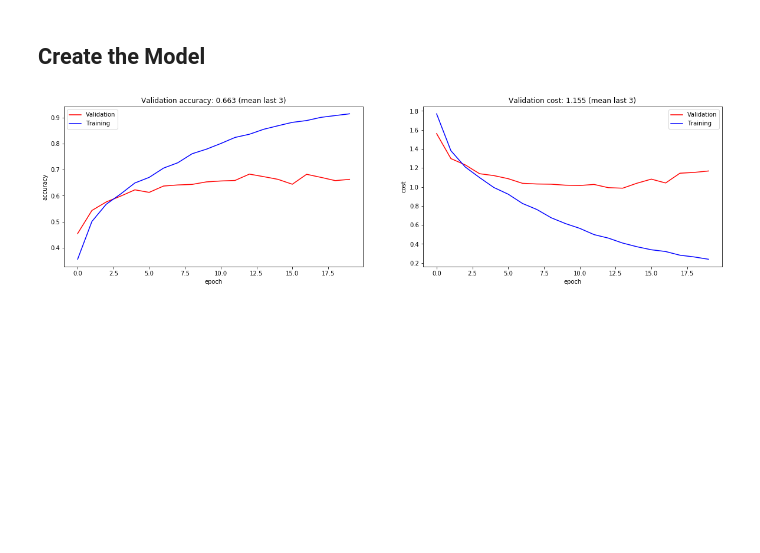
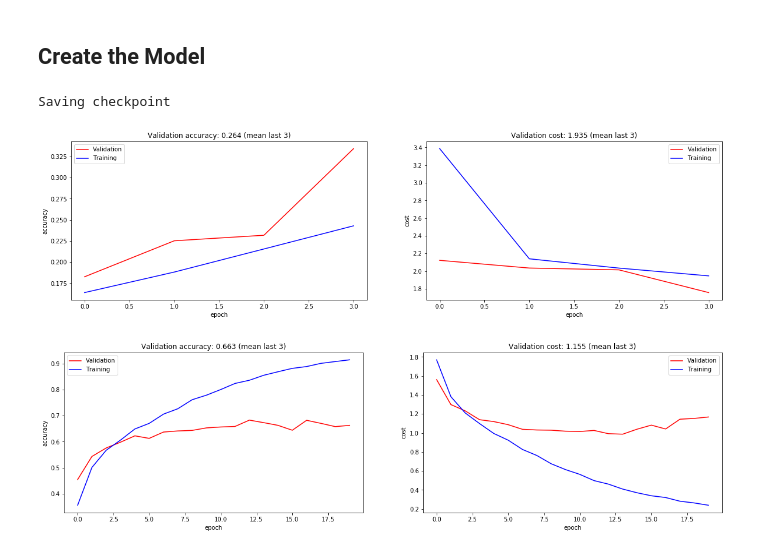
Before and after one commit to escuccim/tensorflow-cifar-classifier, a Jupyter notebook: CIFAR10 Classifier.ipynb, the cells around one changed output. Cells and saved outputs as stored; diff of their text form; code cells hidden in the pictures; blank space fills up the shorter version.

```diff
--- a/CIFAR10 Classifier.ipynb
+++ b/CIFAR10 Classifier.ipynb
@@ -230,7 +227,7 @@ with graph.as_default():
     )
 
     #apply relu
-    conv3_bn_relu = tf.nn.relu(conv3)
+    conv3_bn_relu = tf.nn.relu(bn3)
 
     # Convolutional layer 4
     conv4= tf.layers.conv2d(
@@ -338,7 +335,7 @@ with graph.as_default():
 # %%
 ## CONFIGURE OPTIONS
 
-init = False                   # whether to initialize the model or use a saved version
+init = True                   # whether to initialize the model or use a saved version
 
 # Placeholders for metrics
 valid_acc_values = []
@@ -363,13 +360,13 @@ else:
 epochs = 20
 # %%
 # reinitialize the step counter if neccessary, this is used for tensorboard logging
-if not init:
+if init:
     step_counter = 0
 
 # train the model
 with tf.Session(graph=graph, config=config) as sess:
-    train_writer = tf.summary.FileWriter('./logs/train11', sess.graph)
-    test_writer = tf.summary.FileWriter('./logs/test11')
+    train_writer = tf.summary.FileWriter('./logs/train13', sess.graph)
+    test_writer = tf.summary.FileWriter('./logs/test13')
 
     if not print_metrics:
         # create a plot to be updated as model is trained
@@ -386,6 +383,8 @@ with tf.Session(graph=graph, config=config) as sess:
 
     # Set seed
     np.random.seed(0)
+
+    print("Training...")
 
     # Train several epochs
     for epoch in range(epochs):
@@ -423,7 +422,7 @@ with tf.Session(graph=graph, config=config) as sess:
         batch_cv_cost = []
 
         # Evaluate validation accuracy with batches so as to not crash the GPU
-        for X_batch, y_batch in get_batches(X_cv, y_cv, 256):
+        for X_batch, y_batch in get_batches(X_cv, y_cv, 128):
             summary, valid_acc, valid_cost, lr = sess.run([merged, accuracy, mean_ce, learning_rate], feed_dict={
                 X: X_batch,
                 y: y_batch,
@@ -469,33 +468,38 @@ with tf.Session(graph=graph, config=config) as sess:
             display.display(plt.gcf())
             display.clear_output(wait=True)
 
+            step_counter += 1
+
     # print results of last epoch
     print('Epoch {} - cv acc: {:.3f} - train acc: {:.3f} (mean) - cv cost: {:.3f}'.format(
                 epochs, valid_acc, np.mean(batch_acc), valid_cost
             ))
 
     save_path = saver.save(sess, './model/cifar_'+model_name+'.ckpt')
 
     test_acc_values = []
 
     # Check on the test data
     for X_batch, y_batch in get_batches(X_te, y_te, 128):
         test_accuracy = sess.run(accuracy, feed_dict={
             X: X_batch,
             y: y_batch,
             training: False
         })
         test_acc_values.append(test_accuracy)
 
     test_acc = np.mean(test_acc_values)
 
     # Get 1st conv. layer kernels
     #kernels = conv_kernels.eval()
     #kernels2 = conv_kernels2.eval()
 
 plt.show()
 
 print("Convolutional network accuracy (test set):",test_acc)
+# %% [output]
+Saving checkpoint
+[figure, added]
 # %%
 ## MODEL 2
 # Plot cost and accuracy and training and validation
```
Also changed, not shown: parts of 1 cell of this notebook.
